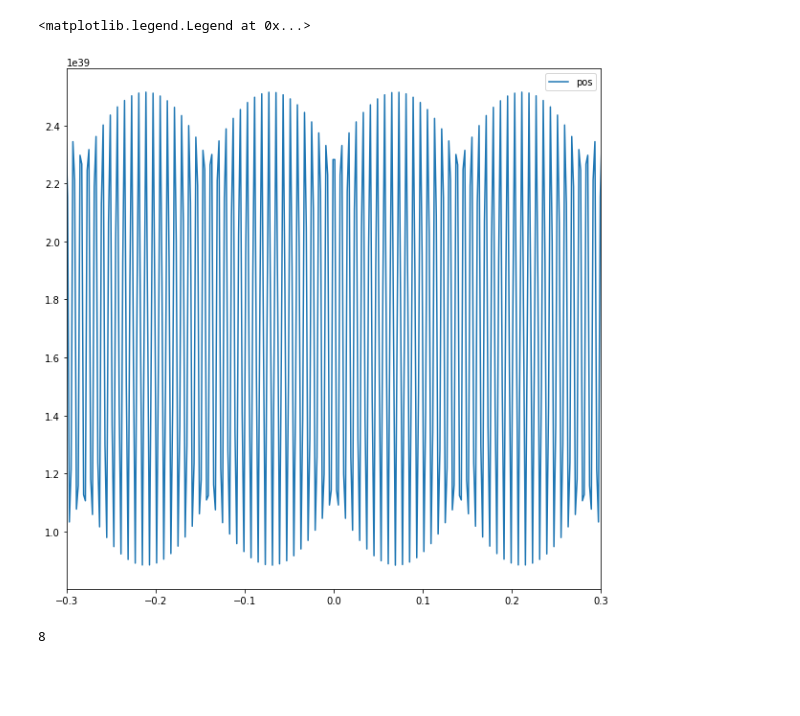
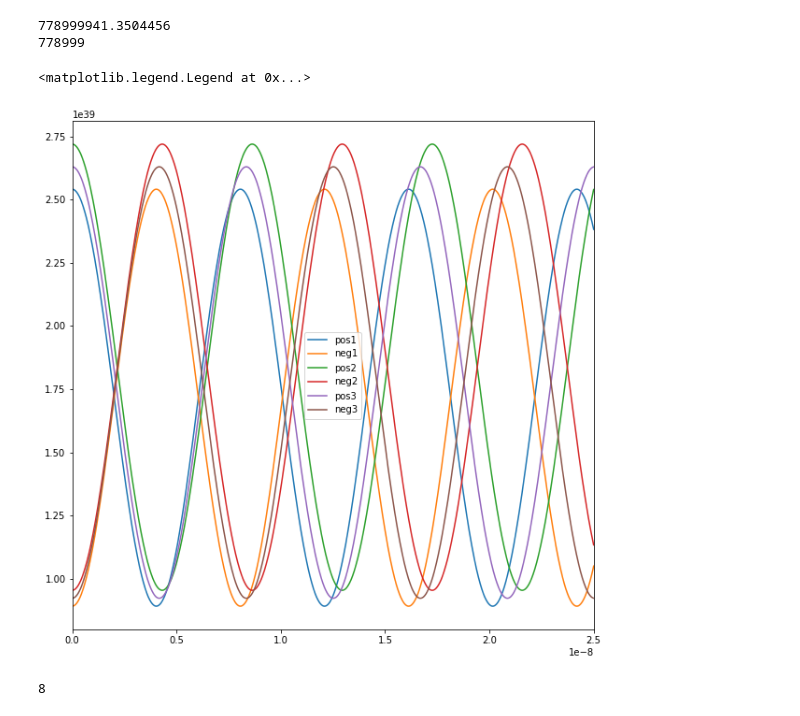
Before and after one commit to zhichen3/QA-sim, a Jupyter notebook: notebook/Test.ipynb, the cells around one changed output. Saved outputs shown, nothing was run; the diff lists cells and outputs as text; code cells hidden in the pictures; blank space fills up the shorter version.

```diff
--- a/notebook/Test.ipynb
+++ b/notebook/Test.ipynb
@@ -23,13 +10,63 @@ num_neg = qua.get_num_photon(w_f,lam,s1,s2,t,'neg')
+# %%
+lam = 1.0*10**(-6)
+s1 = 300.0  # 300 JY
+s2 = 200.0  # 200 JY
+
+#[RA,DEC]
+pos1 = [[0.23,0.655],[0.21,0.66]]
+pos2 = [[0.23,0.10],[0.21,0.105]]
+pos3 = [[0.23,0.655],[0.30,0.66]]
+
+w_f_1 = qua.get_w_f(pos1,lam)
+w_f_2 = qua.get_w_f(pos2,lam)
+w_f_3 = qua.get_w_f(pos3,lam)
+print(w_f_1)                 #
+
+dt1 = 0.01/w_f_1
+dt2 = 0.01/w_f_2
+dt3 = 0.01/w_f_3
+
+T = 0.00001                  #period [sec], large period will run into memory problem
+
+n1= int(0.00001/dt1)
+n2= int(0.00001/dt2)
+n3= int(0.00001/dt3)
+
+print(n)
+
+t1 = np.linspace(0.0,0.00001,n1)
+t2 = np.linspace(0.0,0.00001,n2)
+t3 = np.linspace(0.0,0.00001,n3)
+# %% [output]
+778999941.3504456
+778999
+# %%
+num_pos1 = qua.get_num_photon(w_f_1,lam,s1,s2,t1,'pos')
+num_neg1 = qua.get_num_photon(w_f_1,lam,s1,s2,t1,'neg')
+
+num_pos2 = qua.get_num_photon(w_f_2,lam,s1,s2,t2,'pos')
+num_neg2 = qua.get_num_photon(w_f_2,lam,s1,s2,t2,'neg')
+
+num_pos3 = qua.get_num_photon(w_f_3,lam,s1,s2,t3,'pos')
+num_neg3 = qua.get_num_photon(w_f_3,lam,s1,s2,t3,'neg')
 # %%
 
 plt.figure(figsize=(10,10))
-plt.xlim([-0.3,0.3])
-plt.plot(t,num_pos,label='pos')
-#plt.plot(t,num_neg,label='neg')
+plt.xlim([0,0.25*10**(-7)])
+
+plt.plot(t1,num_pos1,label='pos1')
+plt.plot(t1,num_neg1,label='neg1')
+
+plt.plot(t2,num_pos2,label='pos2')
+plt.plot(t2,num_neg2,label='neg2')
+
+plt.plot(t3,num_pos3,label='pos3')
+plt.plot(t3,num_neg3,label='neg3')
+
 plt.legend()
 # %% [output]
 <matplotlib.legend.Legend at 0x...>
-[figure, old version]
+[figure, new version]
 # %%
 # %% [output]
 8
```
Also changed, not shown: parts of 2 cells of this notebook, 1 other file.
